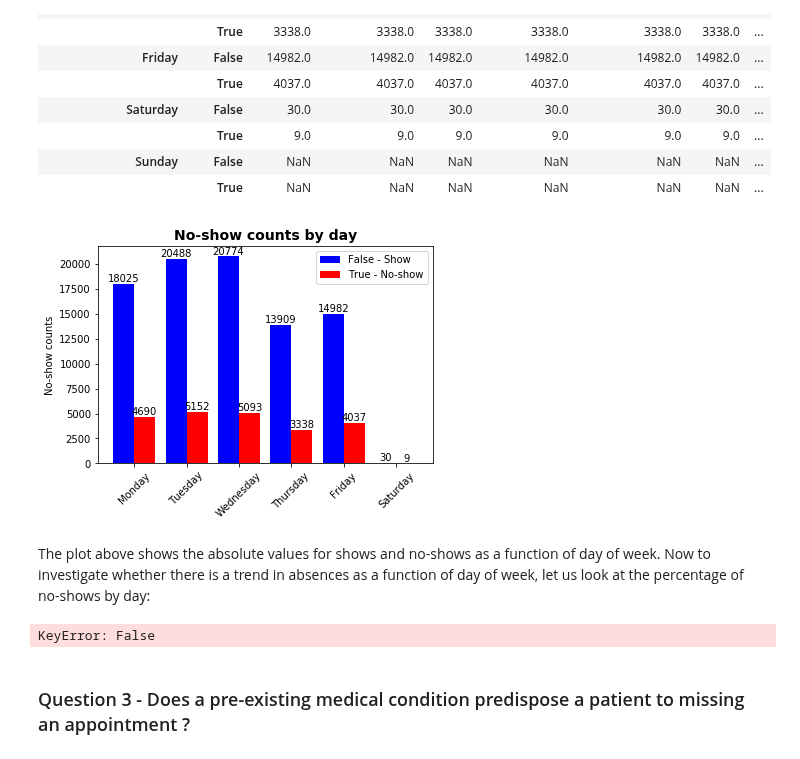
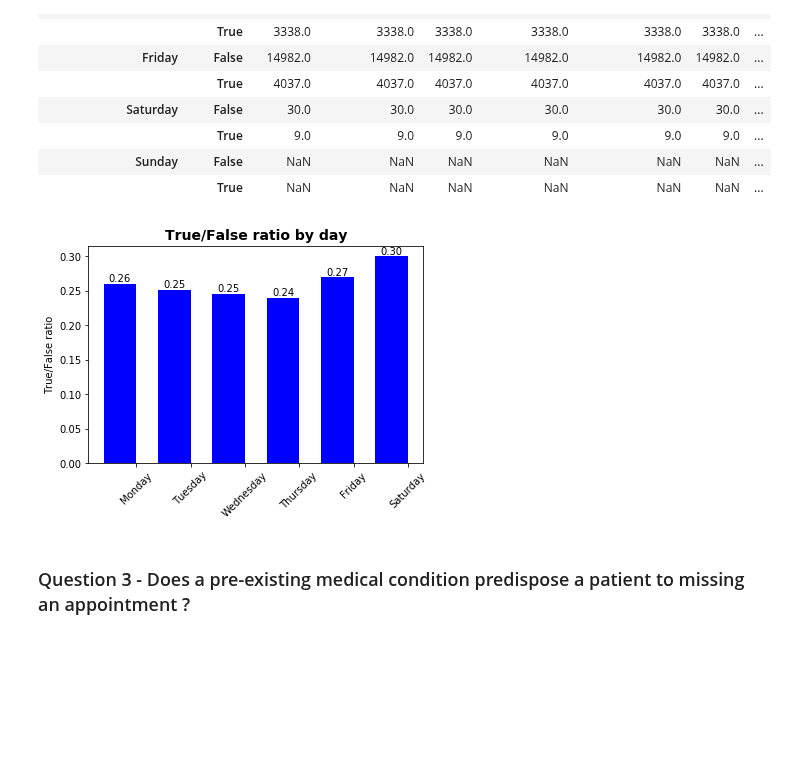
Before and after one commit to Zabamund/datasci-nano, a Jupyter notebook: inv-dataset/noshow.ipynb, the cells around one changed output. Cells and saved outputs as stored; diff of their text form; code cells hidden in the pictures; blank space fills up the shorter version.

```diff
--- a/inv-dataset/noshow.ipynb
+++ b/inv-dataset/noshow.ipynb
@@ -479,51 +527,31 @@ No_show_counts
 # %%
 # Plot results in bar chart
 N = 6
 ind = np.arange(N)  # the x locations for the groups
-width = 0.4       # the width of the bars
+width = 0.6       # the width of the bars
 
 fig, ax = plt.subplots()
-day_false_counts = (18025, 20488, 20774, 13909, 14982, 30)
-rects1 = ax.bar(ind, day_false_counts, width, color='blue')
-
-day_true_counts = (4690, 5152, 5093, 3338, 4037, 9)
-rects2 = ax.bar(ind + width, day_true_counts, width, color='red')
+True_False_ratio = (0.260194,0.251464,0.245162,0.239988,0.269457,0.3)
+rects1 = ax.bar(ind, True_False_ratio, width, color='blue')
 
 # add some text for labels, title and axes ticks
-ax.set_title('No-show counts by day', fontsize=14, fontweight='bold')
-ax.set_ylabel('No-show counts')
+ax.set_title('True/False ratio by day', fontsize=14, fontweight='bold')
+ax.set_ylabel('True/False ratio')
 ax.set_xticks(ind + width / 2)
 ax.set_xticklabels(('Monday', 'Tuesday', 'Wednesday', 'Thursday', 'Friday', 'Saturday'), rotation=45)
-ax.legend((rects1[0], rects2[0]), ('False - Show', 'True - No-show'))
 
 def autolabel(rects):
-    """
-    Attach a text label above each bar displaying its height
-    """
     for rect in rects:
         height = rect.get_height()
         ax.text(rect.get_x() + rect.get_width()/2., 1*height,
-                '%d' % int(height),
+                '%.2f' % float(height),
                 ha='center', va='bottom')
 
 autolabel(rects1)
-autolabel(rects2)
 
 plt.show()
 # %% [output]
-[figure, old version]
+[figure, new version]
-# %% [markdown]
-The plot above shows the absolute values for shows and no-shows as a function of day of week.
-Now to investigate whether there is a trend in absences as a function of day of week, let us look at the percentage of no-shows by day:
-# %%
-## Proportion of no-shows by day of week
-# Create new columns with count of shows and no-shows by day of week
-# Get counts for Shows(False) and No-shows(True) by day of week for ratio
-No_show_counts_ratio = df_noshow.groupby(['Appointment_weekday', 'No-show']).count()
-No_show_counts_ratio['show/no_show'] = No_show_counts_ratio['No-show' == True]
-No_show_counts_ratio
-# %% [output]
-KeyError: False
 # %% [markdown]
 ### Question 3 - Does a pre-existing medical condition predispose a patient to missing an appointment ?
 # %% [markdown]
```
Also changed, not shown: parts of 3 cells of this notebook.
